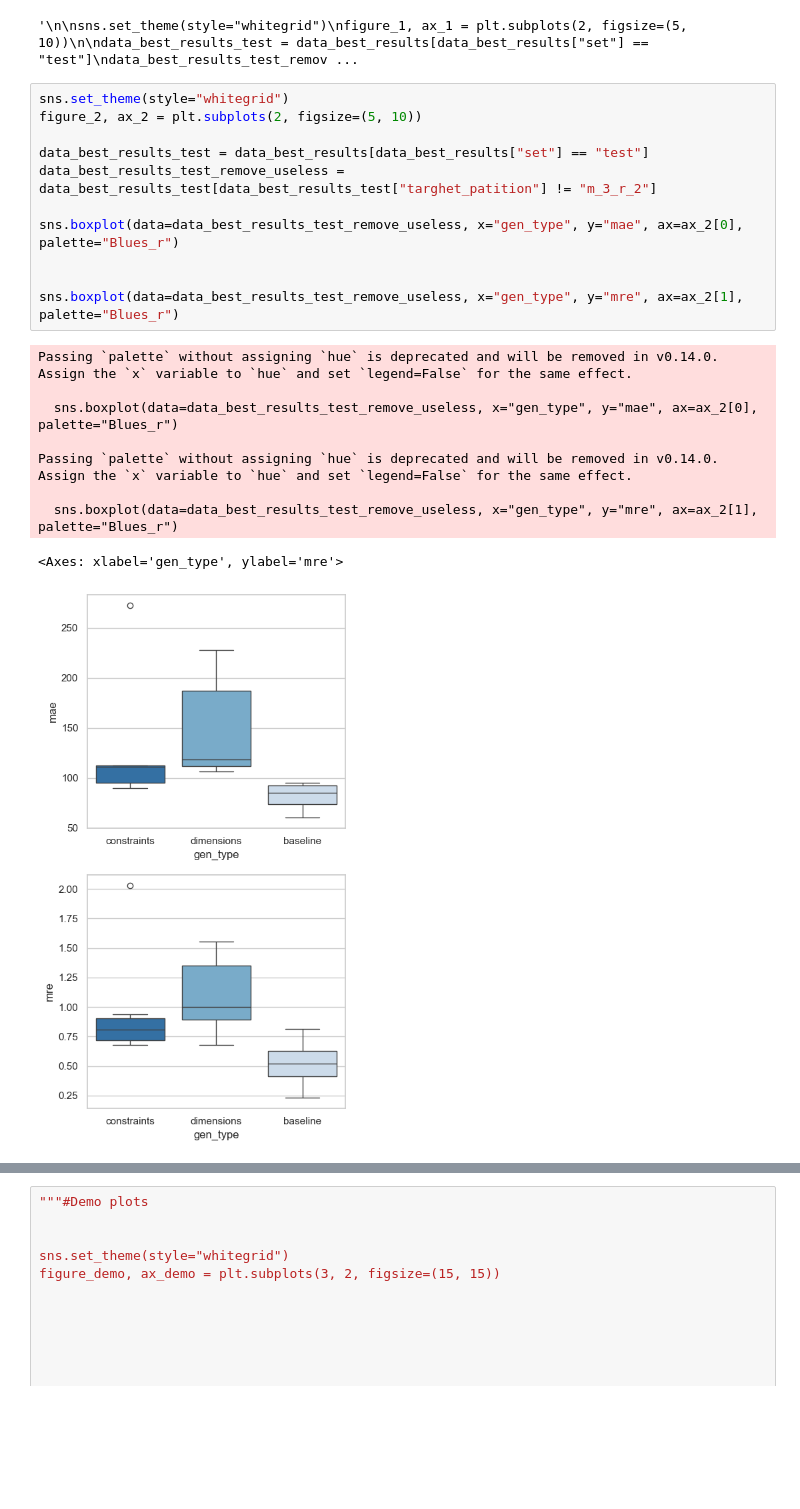
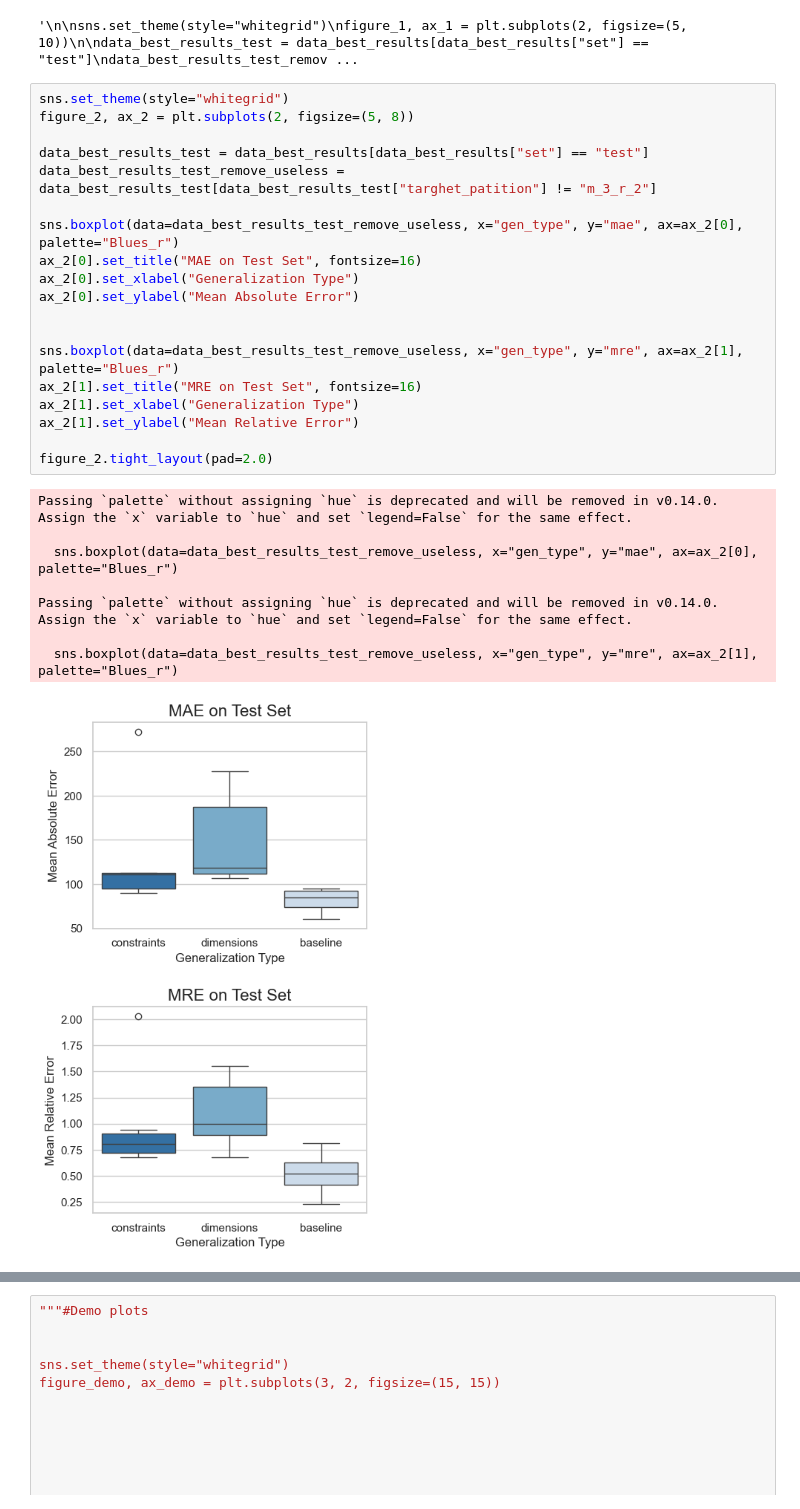
Before and after one commit to muraronicola/Approximating-volume-computations-via-GNNs, a Jupyter notebook: Generalization.ipynb, the cells around one changed output, grey strips where cells are left out. Saved outputs shown, nothing was run; the diff lists cells and outputs as text; blank space fills up the shorter version.

Commit message:
final plots

```diff
--- a/Generalization.ipynb
+++ b/Generalization.ipynb
@@ -133,24 +133,31 @@ sns.lineplot(data=data_best_results_test_remove_useless, x="targhet_patition", y
 '\n\nsns.set_theme(style="whitegrid")\nfigure_1, ax_1 = plt.subplots(2, figsize=(5, 10))\n\ndata_best_results_test = data_best_results[data_best_results["set"] == "test"]\ndata_best_results_test_remov ...
 # %%
 sns.set_theme(style="whitegrid")
-figure_2, ax_2 = plt.subplots(2, figsize=(5, 10))
+figure_2, ax_2 = plt.subplots(2, figsize=(5, 8))
 
 data_best_results_test = data_best_results[data_best_results["set"] == "test"]
 data_best_results_test_remove_useless = data_best_results_test[data_best_results_test["targhet_patition"] != "m_3_r_2"]
 
 sns.boxplot(data=data_best_results_test_remove_useless, x="gen_type", y="mae", ax=ax_2[0], palette="Blues_r")
+ax_2[0].set_title("MAE on Test Set", fontsize=16)
+ax_2[0].set_xlabel("Generalization Type")
+ax_2[0].set_ylabel("Mean Absolute Error")
 
 
 sns.boxplot(data=data_best_results_test_remove_useless, x="gen_type", y="mre", ax=ax_2[1], palette="Blues_r")
+ax_2[1].set_title("MRE on Test Set", fontsize=16)
+ax_2[1].set_xlabel("Generalization Type")
+ax_2[1].set_ylabel("Mean Relative Error")
+
+figure_2.tight_layout(pad=2.0)
 # %% [output]
 Passing `palette` without assigning `hue` is deprecated and will be removed in v0.14.0. Assign the `x` variable to `hue` and set `legend=False` for the same effect.
 
   sns.boxplot(data=data_best_results_test_remove_useless, x="gen_type", y="mae", ax=ax_2[0], palette="Blues_r")
 
 Passing `palette` without assigning `hue` is deprecated and will be removed in v0.14.0. Assign the `x` variable to `hue` and set `legend=False` for the same effect.
 
   sns.boxplot(data=data_best_results_test_remove_useless, x="gen_type", y="mre", ax=ax_2[1], palette="Blues_r")
-<Axes: xlabel='gen_type', ylabel='mre'>
-[figure, old version]
+[figure, new version]
 # %%
 sns.set_theme(style="whitegrid")
```
Also changed, not shown: parts of 3 cells of this notebook, 7 other files.
